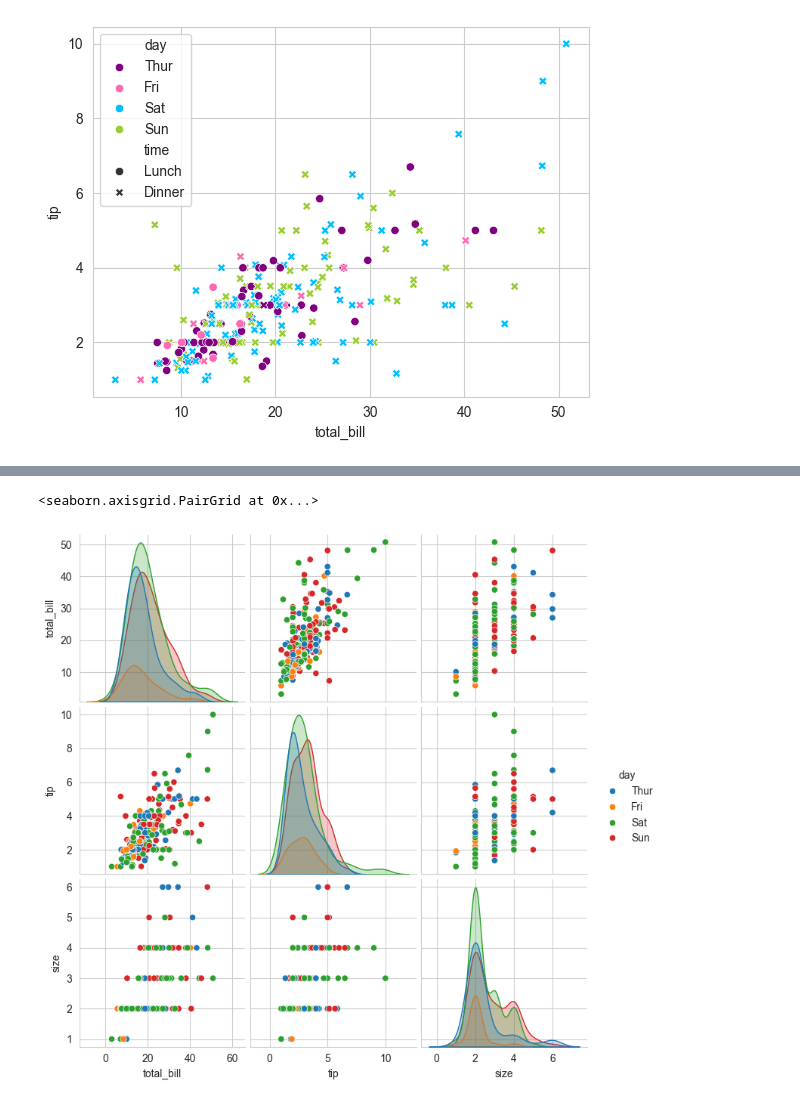
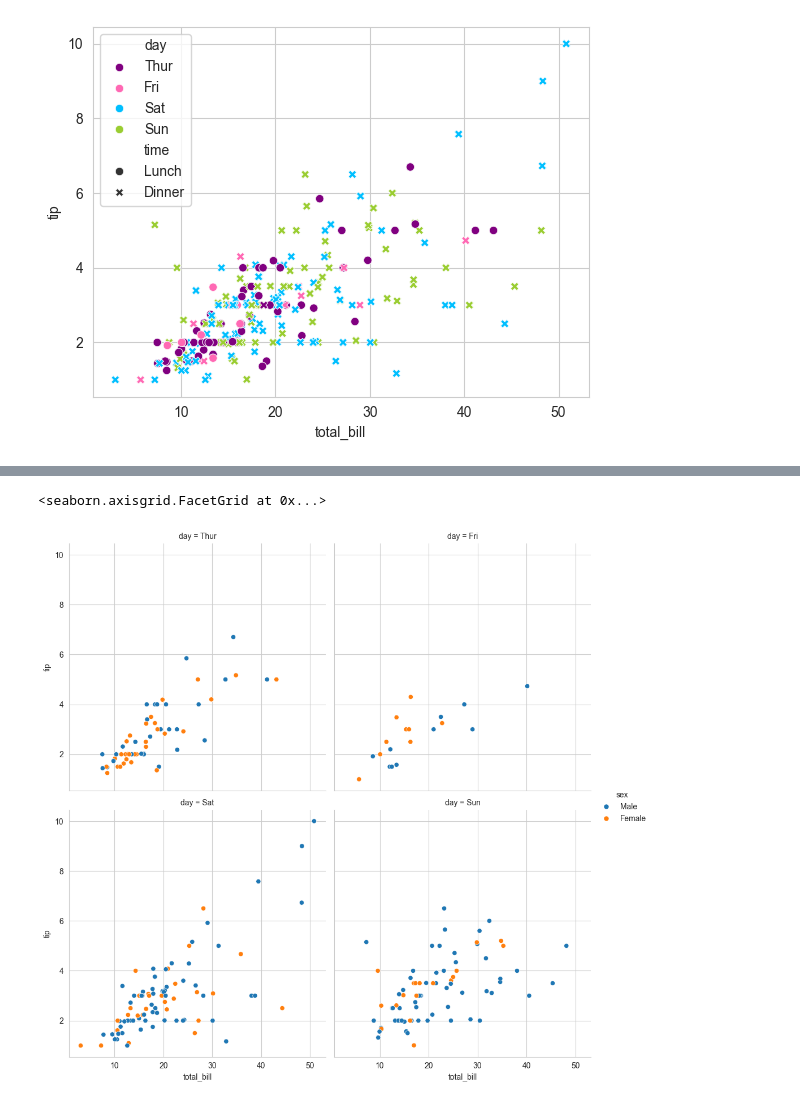
Before and after one commit to lantleUofT/visualization, a Jupyter notebook: 02_activities/assignments/participation/visualization_lecture5_code.ipynb, the cells around one changed output, grey strips where cells are left out. Saved outputs shown, nothing was run; the diff lists cells and outputs as text; code cells hidden in the pictures.

```diff
--- a/02_activities/assignments/participation/visualization_lecture5_code.ipynb
+++ b/02_activities/assignments/participation/visualization_lecture5_code.ipynb
@@ -56,6 +64,12 @@ graph2.set(title= 'tips vs total bill',
 # %%
-sns.pairplot(data = tips,
-             hue = 'day')
+sns.relplot(data = tips,
+             x = 'total_bill',
+             y = 'tip',
+             hue = 'sex',
+             col = 'day',
+             kind = 'scatter',
+             col_wrap=2
+             )
 # %% [output]
-<seaborn.axisgrid.PairGrid at 0x...>
+<seaborn.axisgrid.FacetGrid at 0x...>
-[figure, old version]
+[figure, new version]
```
Also changed, not shown: parts of 5 cells of this notebook, 1 other file.
